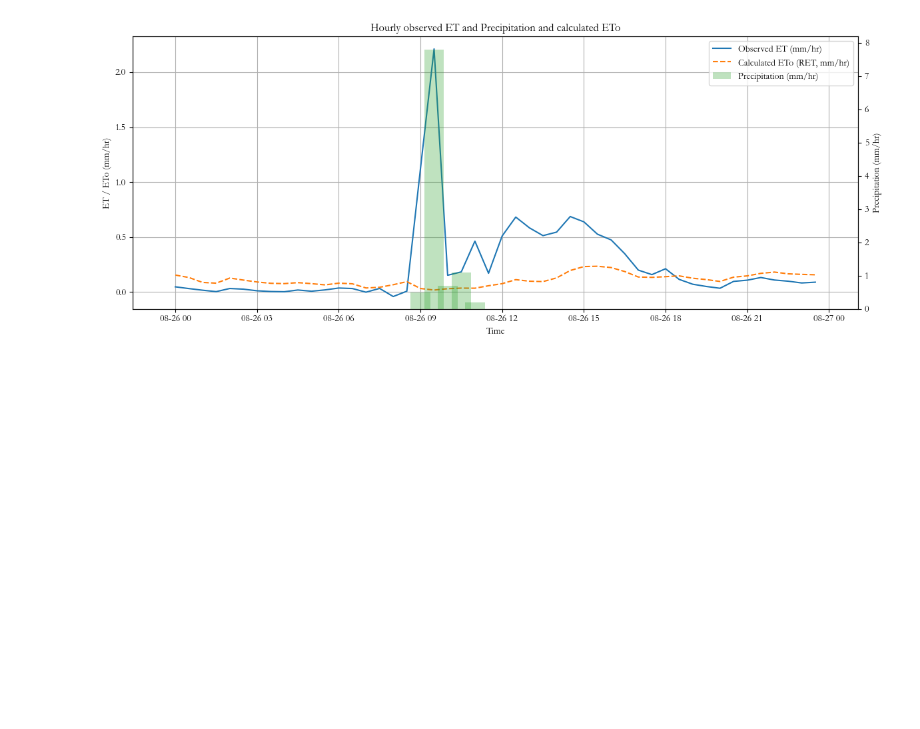
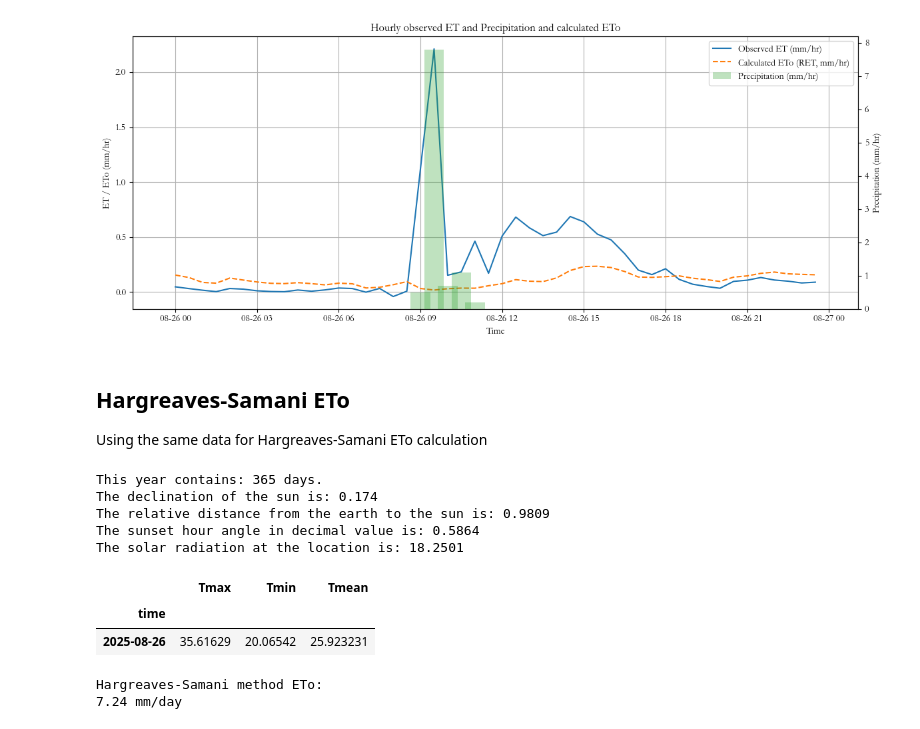
Before and after one commit to RuiGao9/ET_Learning_Notes, a Jupyter notebook: main.ipynb, the cells around one changed output. Drawn from its saved outputs; the diff is of its cells as text; code cells hidden in the pictures; blank space fills up the shorter version.

Commit message:
updates HS method

```diff
--- a/main.ipynb
+++ b/main.ipynb
@@ -67,6 +68,7 @@ df_hourly, eto_daily = eto_cimis(
 )
 df_hourly['ET_mm'] = df['ET_mm']
 df_hourly['P_mm'] = df['P_mm']
+df_hourly['Surface_Temp_C'] = df['Surface_Temp_C']
 
 # Hourly RET with components
 display(df_hourly)
@@ -147,3 +149,34 @@ plt.tight_layout()
 plt.show()
 # %% [output]
 [figure]
+# %% [markdown]
+## Hargreaves-Samani ETo
+Using the same data for Hargreaves-Samani ETo calculation
+# %%
+from Functions.solar_radiation import solar_radiation
+from Functions.doy import doy
+from Functions.eto_hargreaves_samani import eto_hargreaves_samani
+
+latitude_deg = 37.355249
+[Year, Month, Day] = [2025, 8, 26]
+DOY = doy(Year,Month,Day)
+Ra = solar_radiation(latitude_deg, DOY, Year, "YES")
+
+df_daily_temp = df_hourly.resample("D").agg(
+    Tmax=('T_C', 'max'),
+    Tmin=('T_C', 'min'),
+    Tmean=('T_C', 'mean')
+).dropna()
+display(df_daily_temp)
+eto_HS = eto_hargreaves_samani(df_daily_temp['Tmax'], df_daily_temp['Tmin'], Tmean=df_daily_temp['Tmean'], Ra=Ra)
+# %% [output]
+This year contains: 365 days.
+The declination of the sun is: 0.174
+The relative distance from the earth to the sun is: 0.9809
+The sunset hour angle in decimal value is: 0.5864
+The solar radiation at the location is: 18.2501
+|  | Tmax | Tmin | Tmean |
+| time |  |  |  |
+| 2025-08-26 | 35.61629 | 20.06542 | 25.923231 |
+Hargreaves-Samani method ETo:
+7.24 mm/day
```
Also changed, not shown: parts of 3 cells of this notebook, 4 other files.
